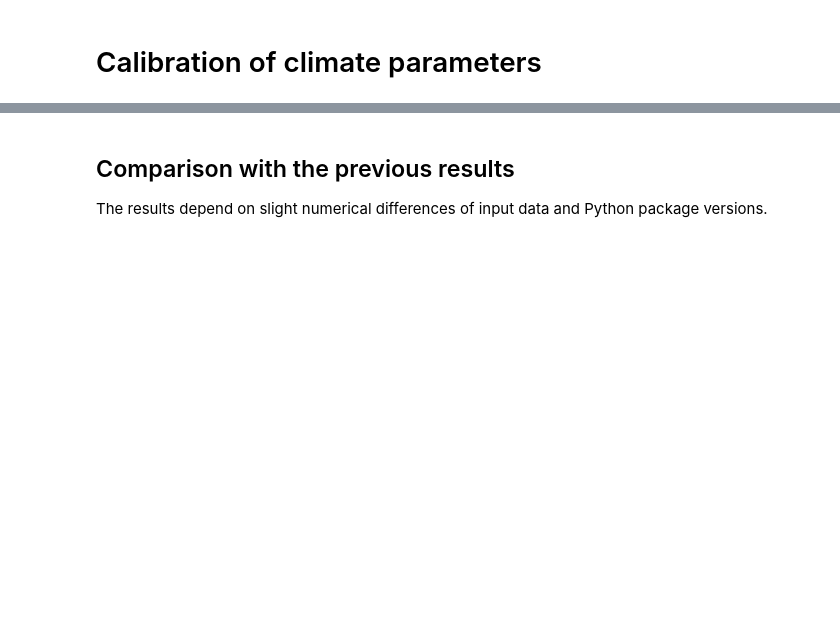
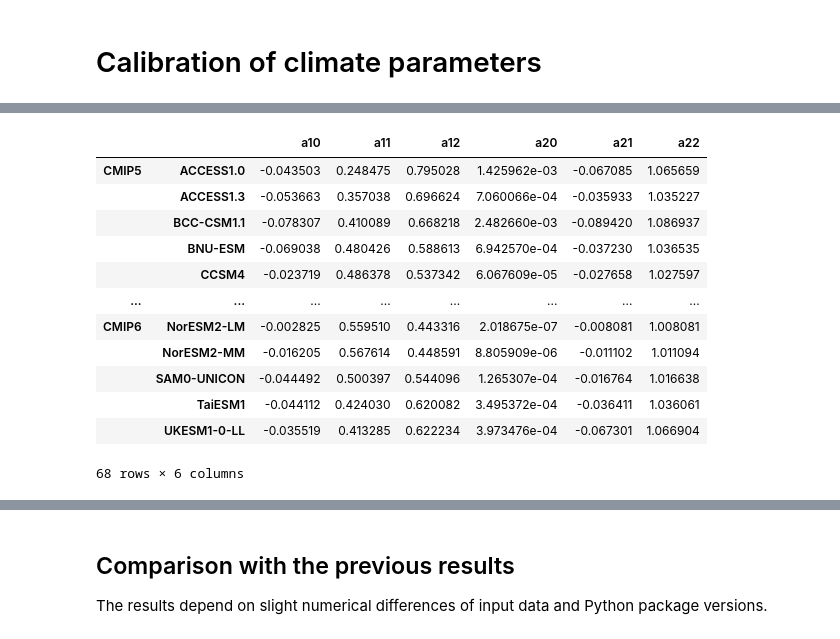
Before and after one commit to tsutsui1872/mce, a Jupyter notebook: notebook/calib_climate.ipynb, the cells around one changed output, grey strips where cells are left out. Cells and saved outputs as stored; diff of their text form; code cells hidden in the pictures; blank space fills up the shorter version.

```diff
--- a/notebook/calib_climate.ipynb
+++ b/notebook/calib_climate.ipynb
@@ -385,0 +171,18 @@ _ = myplt.figure.text(
+# %%
+# Derive sub-surface amplitutde parameters
+df_amp_full = get_amp_full(df_parms)
+df_amp_full
+# %% [output]
+|  |  | a10 | a11 | a12 | a20 | a21 | a22 |
+| CMIP5 | ACCESS1.0 | -0.043503 | 0.248475 | 0.795028 | 1.425962e-03 | -0.067085 | 1.065659 |
+|  | ACCESS1.3 | -0.053663 | 0.357038 | 0.696624 | 7.060066e-04 | -0.035933 | 1.035227 |
+|  | BCC-CSM1.1 | -0.078307 | 0.410089 | 0.668218 | 2.482660e-03 | -0.089420 | 1.086937 |
+|  | BNU-ESM | -0.069038 | 0.480426 | 0.588613 | 6.942570e-04 | -0.037230 | 1.036535 |
+|  | CCSM4 | -0.023719 | 0.486378 | 0.537342 | 6.067609e-05 | -0.027658 | 1.027597 |
+| ... | ... | ... | ... | ... | ... | ... | ... |
+| CMIP6 | NorESM2-LM | -0.002825 | 0.559510 | 0.443316 | 2.018675e-07 | -0.008081 | 1.008081 |
+|  | NorESM2-MM | -0.016205 | 0.567614 | 0.448591 | 8.805909e-06 | -0.011102 | 1.011094 |
+|  | SAM0-UNICON | -0.044492 | 0.500397 | 0.544096 | 1.265307e-04 | -0.016764 | 1.016638 |
+|  | TaiESM1 | -0.044112 | 0.424030 | 0.620082 | 3.495372e-04 | -0.036411 | 1.036061 |
+|  | UKESM1-0-LL | -0.035519 | 0.413285 | 0.622234 | 3.973476e-04 | -0.067301 | 1.066904 |
+68 rows × 6 columns
```
Also changed, not shown: parts of 57 cells of this notebook, 6 other files.
